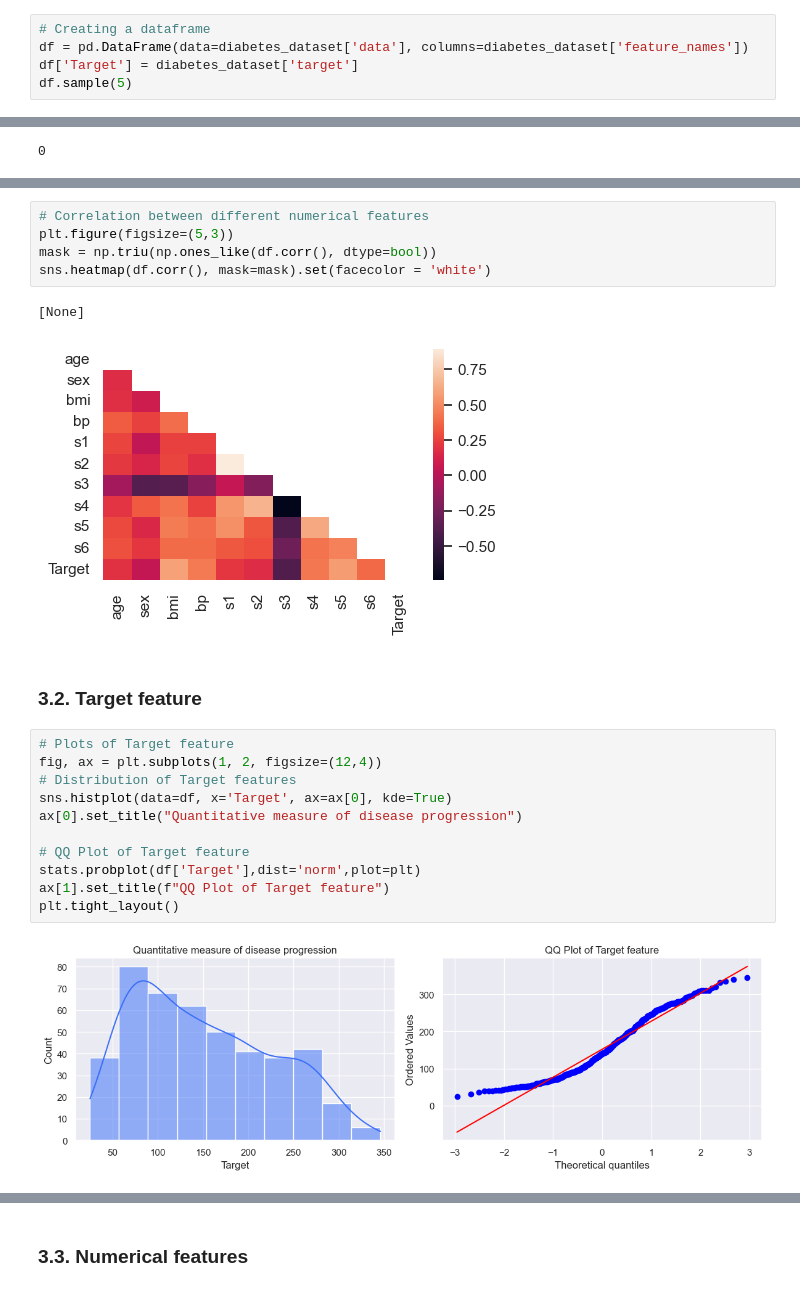
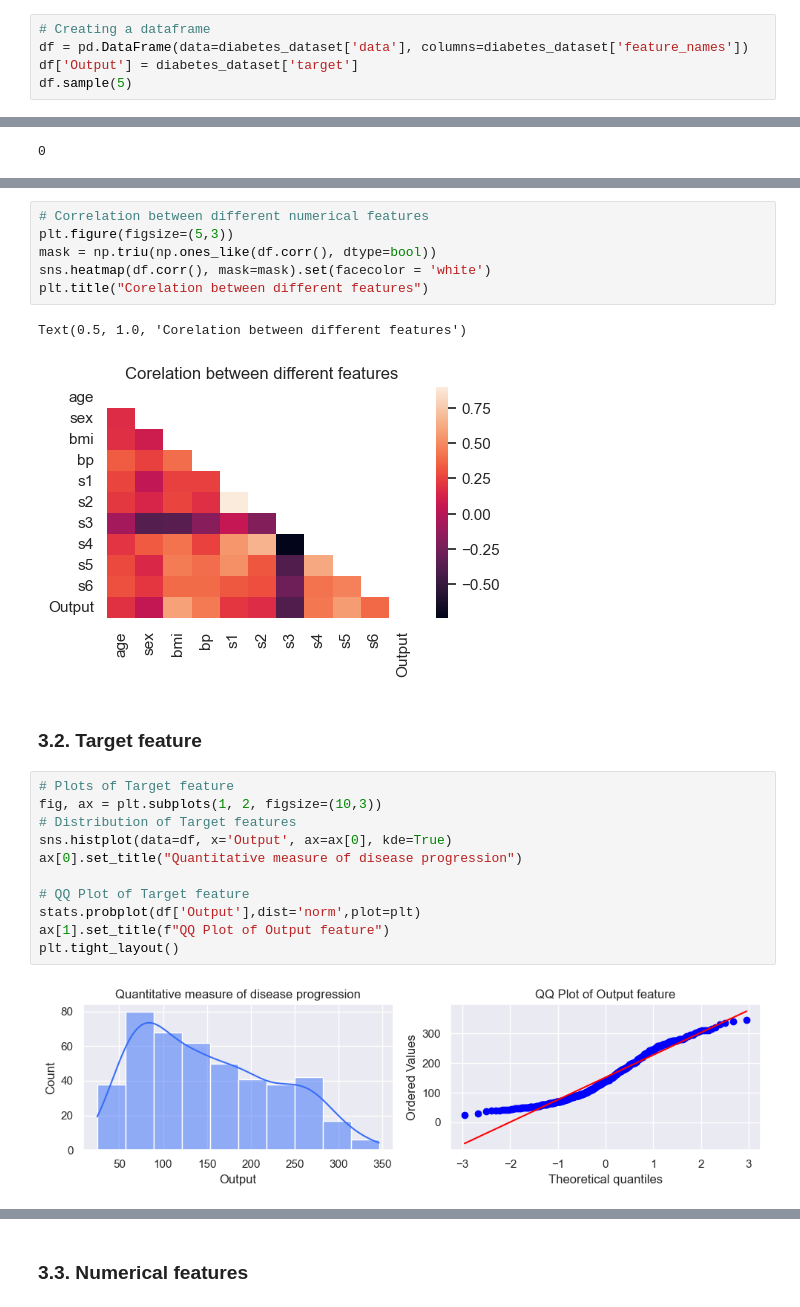
Before and after one commit to AmanKrSahu/ML-Algorithms-Implementation, a Jupyter notebook: Linear Regression.ipynb, the cells around one changed output, grey strips where cells are left out. Drawn from its saved outputs; the diff is of its cells as text.

```diff
--- a/Linear Regression.ipynb
+++ b/Linear Regression.ipynb
@@ -67,6 +67,6 @@ diabetes_dataset = sklearn.datasets.load_diabetes()
 # %%
 # Creating a dataframe
 df = pd.DataFrame(data=diabetes_dataset['data'], columns=diabetes_dataset['feature_names'])
-df['Target'] = diabetes_dataset['target']
+df['Output'] = diabetes_dataset['target']
 df.sample(5)
 # %% [output]
@@ -128,25 +128,26 @@ df.describe()
 # %%
 # Correlation between different numerical features
 plt.figure(figsize=(5,3))
 mask = np.triu(np.ones_like(df.corr(), dtype=bool))
 sns.heatmap(df.corr(), mask=mask).set(facecolor = 'white')
+plt.title("Corelation between different features")
 # %% [output]
-[None]
+Text(0.5, 1.0, 'Corelation between different features')
-[figure, old version]
+[figure, new version]
 # %% [markdown]
 ### 3.2. Target feature
 # %%
 # Plots of Target feature
-fig, ax = plt.subplots(1, 2, figsize=(12,4))
+fig, ax = plt.subplots(1, 2, figsize=(10,3))
 # Distribution of Target features
-sns.histplot(data=df, x='Target', ax=ax[0], kde=True)
+sns.histplot(data=df, x='Output', ax=ax[0], kde=True)
 ax[0].set_title("Quantitative measure of disease progression")
 
 # QQ Plot of Target feature
-stats.probplot(df['Target'],dist='norm',plot=plt)
-ax[1].set_title(f"QQ Plot of Target feature")
+stats.probplot(df['Output'],dist='norm',plot=plt)
+ax[1].set_title(f"QQ Plot of Output feature")
 plt.tight_layout()
 # %% [output]
-[figure, old version]
+[figure, new version]
 # %%
 # Skewness & Kurtosis
```
Also changed, not shown: parts of 12 cells of this notebook, 2 other files.
